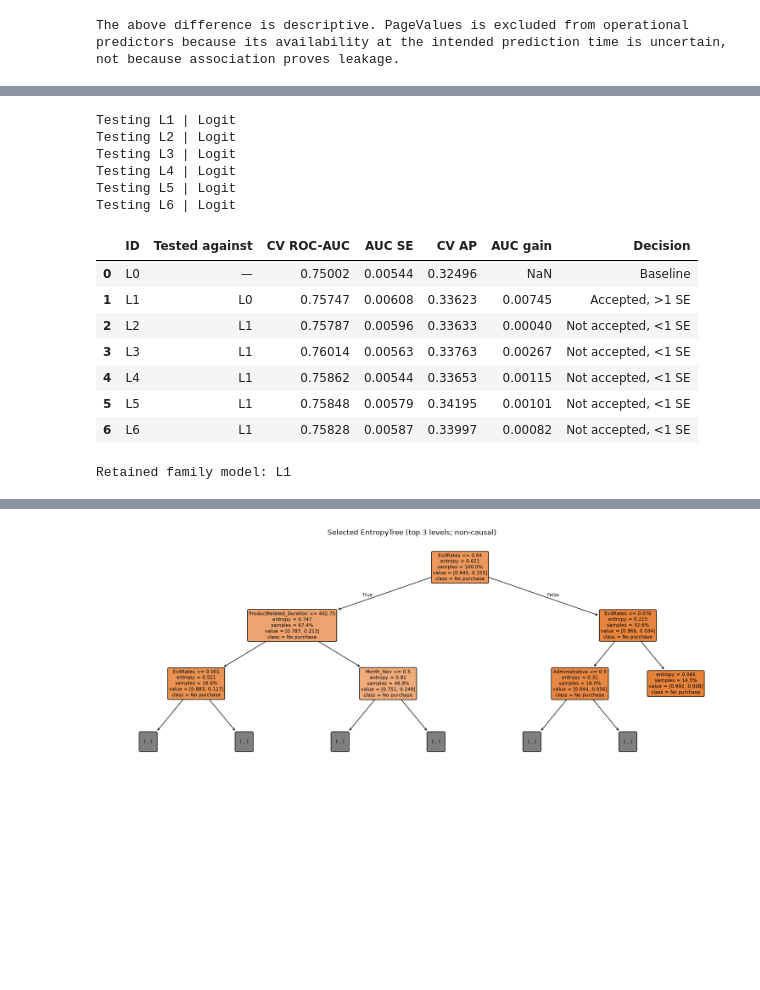
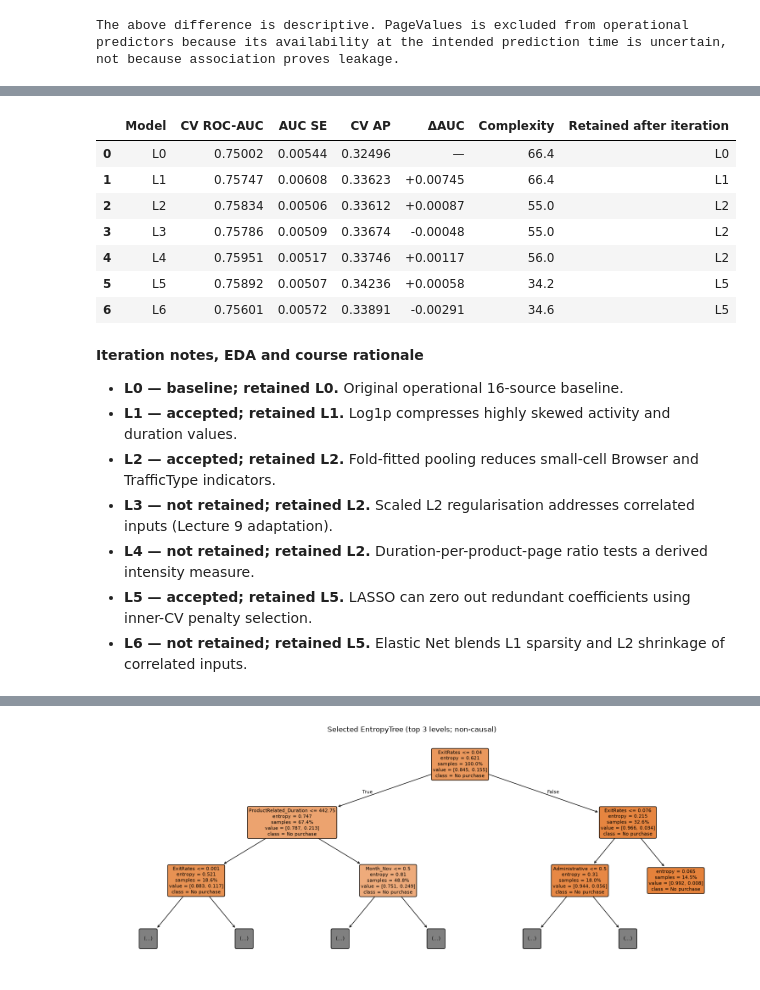
Before and after one commit to chloeng1904-svg/Statistical-Learning, a Jupyter notebook: online_shoppers_analysis.ipynb, the cells around one changed output, grey strips where cells are left out. Drawn from its saved outputs; the diff is of its cells as text; code cells hidden in the pictures; blank space fills up the shorter version.

```diff
--- a/online_shoppers_analysis.ipynb
+++ b/online_shoppers_analysis.ipynb
@@ -871,15 +1035,32 @@ The above difference is descriptive. PageValues is excluded from operational pre
 # %%
-for f in [*FAMILY_ORDER,*TREE_FAMILIES]:
-    label=f'Operational16 | {f}'
+# Operational 16-predictor baselines
+for family in ['Logit','GaussianNB','BernoulliNB','LDA',*TREE_FAMILIES]:
+    label=f'Operational16 | {family}'
     print('Fitting',label,flush=True)
-    RESULTS[label]=run_spec(label,f,SAFE,
-        pipeline_factory=(lambda fam=f:tree_pipeline(fam,0.,SAFE)) if f in TREE_FAMILIES else None)
-OP16=pd.DataFrame([{'candidate':f'Operational16 | {f}',
-    'mean ROC-AUC':RESULTS[f'Operational16 | {f}']['mean_fold_auc'],
-    'AUC SD':RESULTS[f'Operational16 | {f}']['fold_auc_sd'],
-    'mean AP':RESULTS[f'Operational16 | {f}']['mean_fold_ap']}
-    for f in [*FAMILY_ORDER,*TREE_FAMILIES]]).set_index('candidate')
-display(OP16.round(4))
+    RESULTS[label]=run_spec(label,family,SAFE,
+        pipeline_factory=(lambda f=family:tree_pipeline(f,0.,SAFE)) if family in TREE_FAMILIES else None)
+    FOLD_ROWS.extend(RESULTS[label]['folds']); WARNING_ROWS.extend(RESULTS[label]['warnings'])
+OP16=pd.DataFrame([{'candidate':r['candidate'],'scoring status':r['status'],'numerical status':compact_numerical_label(r),'mean ROC-AUC':r.get('mean_fold_auc',np.nan),
+ 'AUC SD':r.get('fold_auc_sd',np.nan),'AUC SE':r.get('fold_auc_se',np.nan),'mean AP':r.get('mean_fold_ap',np.nan),
+ 'pooled OOF AUC':r.get('pooled_oof_auc',np.nan),'warnings':len(r['warnings']),'failure':r['failure']} for r in RESULTS.values() if r['stage']=='operational16']).set_index('candidate')
+display(OP16[['mean ROC-AUC','AUC SD','mean AP']].round(4))
+op16_fold_diag=pd.DataFrame([x for r in RESULTS.values() if r['stage']=='operational16' for x in r['folds']])
+op16_audit=op16_fold_diag.groupby('candidate').agg(rank_min=('design_rank','min'),rank_max=('design_rank','max'),
+    encoded_columns_min=('design_columns','min'),encoded_columns_max=('design_columns','max'),
+    all_parameters_finite=('finite_model_parameters','all'),all_probabilities_in_range=('probabilities_in_0_1','all'))
+# Direct same-fold AUC changes quantify the effect of omitting PageValues in each family.
+comparison=[]
+for family in ['Logit','GaussianNB','BernoulliNB','LDA',*TREE_FAMILIES]:
+    a=RESULTS[f'All17 | {family}']; b=RESULTS[f'Operational16 | {family}']
+    if a['status']=='SCORED' and b['status']=='SCORED':
+        for x,y in zip(a['folds'],b['folds']): comparison.append({'family':family,'fold':x['fold'],'AUC all17':x['roc_auc'],'AUC op16':y['roc_auc'],'op16 minus all17':y['roc_auc']-x['roc_auc']})
+PAGE_COMPARE=pd.DataFrame(comparison)
+PAGE_SUMMARY=PAGE_COMPARE.groupby('family')['op16 minus all17'].agg(['mean','std']).rename(columns={'mean':'mean AUC delta','std':'fold SD'}).round(4)
+display(PAGE_SUMMARY[['mean AUC delta']])
+
+print(f'Interpretation: operational Logit starts at CV mean AUC {OP16.loc["Operational16 | Logit","mean ROC-AUC"]:.4f}, versus {ALL17.loc["All17 | Logit","mean ROC-AUC"]:.4f} with PageValues. Exclusion is a timing precaution, not proof of leakage.')
+
+assert len(OP16)==6 and PAGE_COMPARE.family.nunique()==6
 ALL17_VS_16=pd.DataFrame([{'family':f,
     'all17_mean_auc':RESULTS[f'All17 | {f}']['mean_fold_auc'],
     'operational16_mean_auc':RESULTS[f'Operational16 | {f}']['mean_fold_auc'],
@@ -887,6 +1068,6 @@ ALL17_VS_16=pd.DataFrame([{'family':f,
     'operational16_mean_ap':RESULTS[f'Operational16 | {f}']['mean_fold_ap']}
     for f in [*FAMILY_ORDER,*TREE_FAMILIES]])
 display(ALL17_VS_16.round(5))
-print('Excluding PageValues is a decision-time precaution, not evidence of confirmed leakage.')
+print('Gini and Entropy all-17 diagnostic scores do not enter pruning or winner selection.')
 # %% [output]
 Fitting Operational16 | Logit
@@ -983,18 +1485,24 @@ Baseline plus selected transformations, nonlinear specifications and Lecture 9 r
 # %%
-run_family('Logit')
+# Execute canonical history; show only its curated, consecutive-ID view.
+import contextlib, io
+with contextlib.redirect_stdout(io.StringIO()):
+    run_classifier_family('Logit')
+display_family('Logit')
 # %% [output]
-Testing L1 | Logit
-Testing L2 | Logit
-Testing L3 | Logit
-Testing L4 | Logit
-Testing L5 | Logit
-Testing L6 | Logit
-|  | ID | Tested against | CV ROC-AUC | AUC SE | CV AP | AUC gain | Decision |
-| 0 | L0 | — | 0.75002 | 0.00544 | 0.32496 | NaN | Baseline |
-| 1 | L1 | L0 | 0.75747 | 0.00608 | 0.33623 | 0.00745 | Accepted, >1 SE |
-| 2 | L2 | L1 | 0.75787 | 0.00596 | 0.33633 | 0.00040 | Not accepted, <1 SE |
-| 3 | L3 | L1 | 0.76014 | 0.00563 | 0.33763 | 0.00267 | Not accepted, <1 SE |
-| 4 | L4 | L1 | 0.75862 | 0.00544 | 0.33653 | 0.00115 | Not accepted, <1 SE |
-| 5 | L5 | L1 | 0.75848 | 0.00579 | 0.34195 | 0.00101 | Not accepted, <1 SE |
-| 6 | L6 | L1 | 0.75828 | 0.00587 | 0.33997 | 0.00082 | Not accepted, <1 SE |
+|  | Model | CV ROC-AUC | AUC SE | CV AP | ΔAUC | Complexity | Retained after iteration |
+| 0 | L0 | 0.75002 | 0.00544 | 0.32496 | — | 66.4 | L0 |
+| 1 | L1 | 0.75747 | 0.00608 | 0.33623 | +0.00745 | 66.4 | L1 |
+| 2 | L2 | 0.75834 | 0.00506 | 0.33612 | +0.00087 | 55.0 | L2 |
+| 3 | L3 | 0.75786 | 0.00509 | 0.33674 | -0.00048 | 55.0 | L2 |
+| 4 | L4 | 0.75951 | 0.00517 | 0.33746 | +0.00117 | 56.0 | L2 |
+| 5 | L5 | 0.75892 | 0.00507 | 0.34236 | +0.00058 | 34.2 | L5 |
+| 6 | L6 | 0.75601 | 0.00572 | 0.33891 | -0.00291 | 34.6 | L5 |
-Retained family model: L1
+**Iteration notes, EDA and course rationale**
+
+- **L0 — baseline; retained L0.** Original operational 16-source baseline.
+- **L1 — accepted; retained L1.** Log1p compresses highly skewed activity and duration values.
+- **L2 — accepted; retained L2.** Fold-fitted pooling reduces small-cell Browser and TrafficType indicators.
+- **L3 — not retained; retained L2.** Scaled L2 regularisation addresses correlated inputs (Lecture 9 adaptation).
+- **L4 — not retained; retained L2.** Duration-per-product-page ratio tests a derived intensity measure.
+- **L5 — accepted; retained L5.** LASSO can zero out redundant coefficients using inner-CV penalty selection.
+- **L6 — not retained; retained L5.** Elastic Net blends L1 sparsity and L2 shrinkage of correlated inputs.
```
Also changed, not shown: parts of 46 cells of this notebook, 2 other files.
